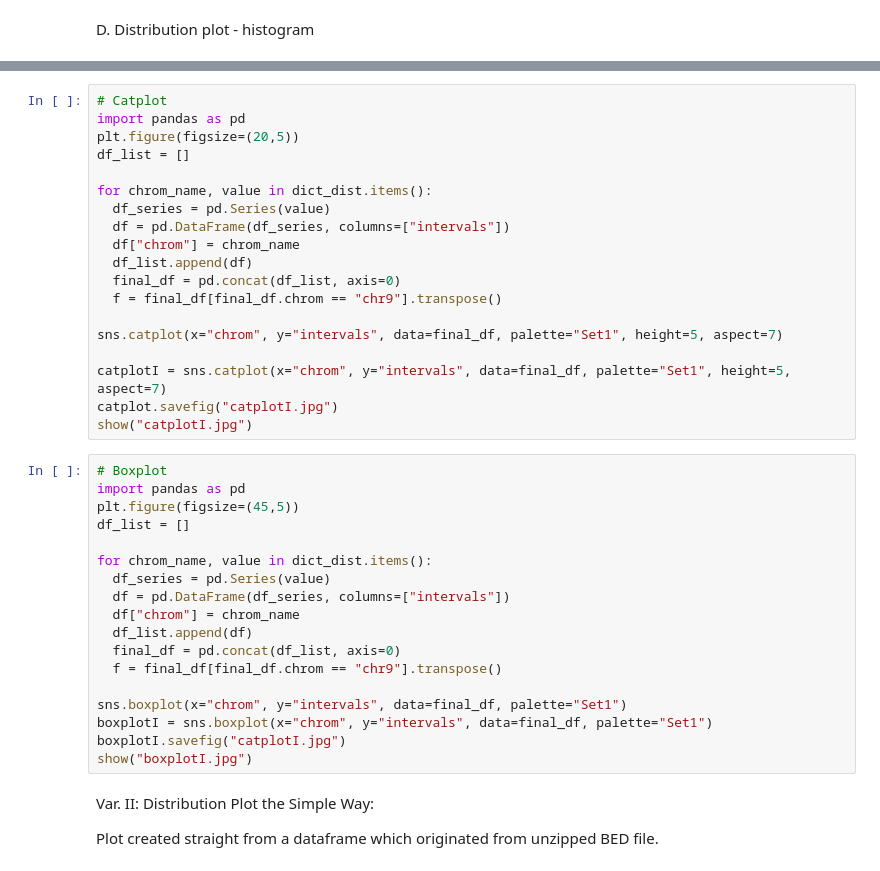
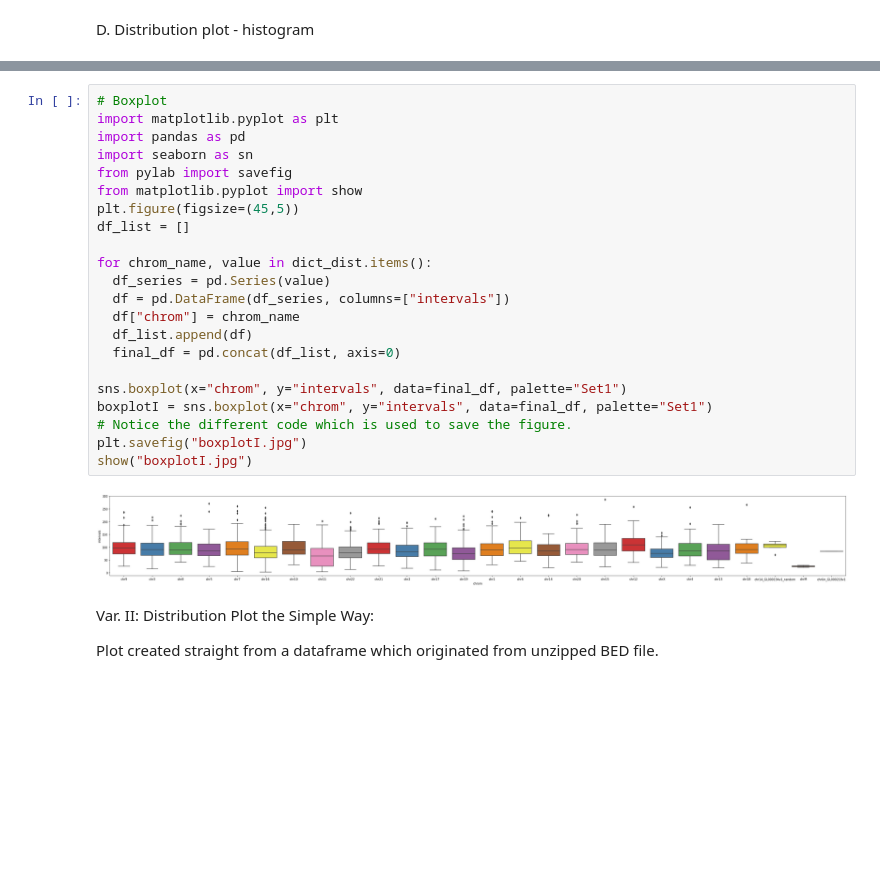
Before and after one commit to zuzanadostalova/ZD-Python-Tutorials-for-Biologists, a Jupyter notebook: CBED_tool_intervals.ipynb, the cells around one changed output, grey strips where cells are left out. Cells and saved outputs as stored; diff of their text form; blank space fills up the shorter version.

```diff
--- a/CBED_tool_intervals.ipynb
+++ b/CBED_tool_intervals.ipynb
@@ -117,40 +234,27 @@ from .bed_read import read_bed
 # %%
-# Catplot
+# Boxplot
+import matplotlib.pyplot as plt
 import pandas as pd
-plt.figure(figsize=(20,5))
+import seaborn as sn
+from pylab import savefig
+from matplotlib.pyplot import show
+plt.figure(figsize=(45,5))
 df_list = []
 
 for chrom_name, value in dict_dist.items():
   df_series = pd.Series(value)
   df = pd.DataFrame(df_series, columns=["intervals"])
   df["chrom"] = chrom_name
   df_list.append(df)
   final_df = pd.concat(df_list, axis=0)
-  f = final_df[final_df.chrom == "chr9"].transpose()
 
-sns.catplot(x="chrom", y="intervals", data=final_df, palette="Set1", height=5, aspect=7)
-
-catplotI = sns.catplot(x="chrom", y="intervals", data=final_df, palette="Set1", height=5, aspect=7)
-catplot.savefig("catplotI.jpg")
-show("catplotI.jpg")
+sns.boxplot(x="chrom", y="intervals", data=final_df, palette="Set1")
+boxplotI = sns.boxplot(x="chrom", y="intervals", data=final_df, palette="Set1")
+# Notice the different code which is used to save the figure.
+plt.savefig("boxplotI.jpg")
+show("boxplotI.jpg")
+# %% [output]
+[figure, added]
-# %%
-# Boxplot
-import pandas as pd
-plt.figure(figsize=(45,5))
-df_list = []
-
-for chrom_name, value in dict_dist.items():
-  df_series = pd.Series(value)
-  df = pd.DataFrame(df_series, columns=["intervals"])
-  df["chrom"] = chrom_name
-  df_list.append(df)
-  final_df = pd.concat(df_list, axis=0)
-  f = final_df[final_df.chrom == "chr9"].transpose()
-
-sns.boxplot(x="chrom", y="intervals", data=final_df, palette="Set1")
-boxplotI = sns.boxplot(x="chrom", y="intervals", data=final_df, palette="Set1")
-boxplotI.savefig("catplotI.jpg")
-show("boxplotI.jpg")
 # %% [markdown]
 Var. II: Distribution Plot the Simple Way:
 
```
Also changed, not shown: parts of 13 cells of this notebook.
